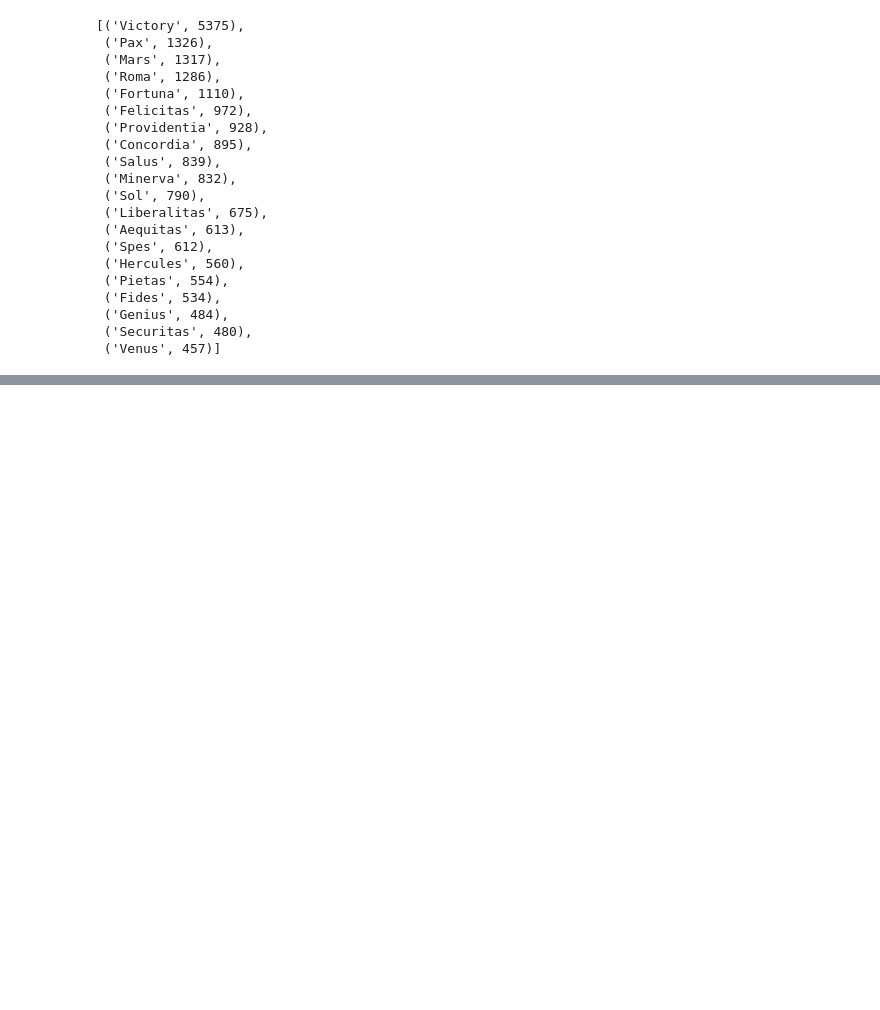
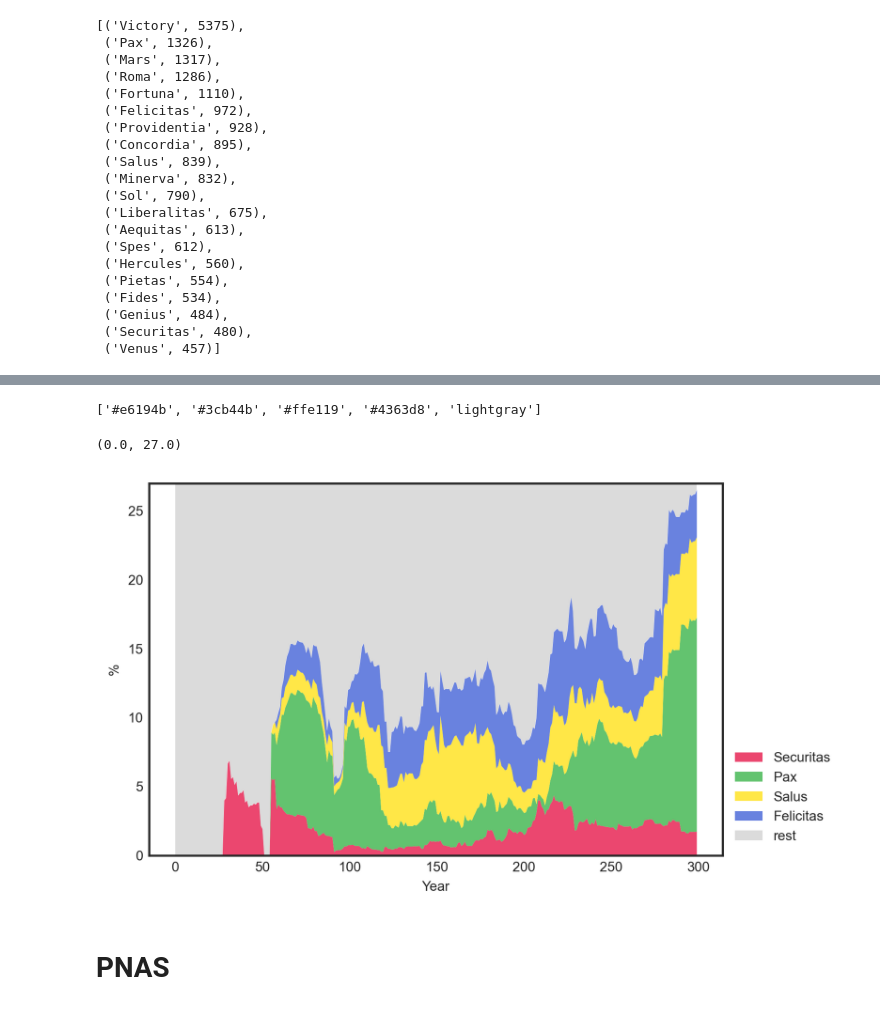
Before and after one commit to sdam-au/coins, a Jupyter notebook: scripts/4_deities_temporal_explorations.ipynb, the cells around one changed output, grey strips where cells are left out. Saved outputs shown, nothing was run; the diff lists cells and outputs as text; code cells hidden in the pictures; blank space fills up the shorter version.

```diff
--- a/scripts/4_deities_temporal_explorations.ipynb
+++ b/scripts/4_deities_temporal_explorations.ipynb
@@ -154,0 +188,5 @@ ax.plot(date_freqs_df.index, date_freqs_dict["Mars"], color="blue")
+# %%
+date_freqs_df = pd.DataFrame([dict([("date", el["date"])]  + el["freqs_pct"]) for el in data])
+date_freqs_df.set_index("date", inplace=True)
+date_freqs_df = date_freqs_df[["Securitas", "Pax", "Salus", "Felicitas", "rest"]]
+date_freqs_df
@@ -154,0 +208,3 @@ ax.plot(date_freqs_df.index, date_freqs_dict["Mars"], color="blue")
+# %%
+date_freqs_df.fillna(0, inplace=True)  #,inplace=True)
+date_freqs_dict = date_freqs_df.to_dict("list")  # ["column_dtypes]
@@ -154,0 +228,20 @@ ax.plot(date_freqs_df.index, date_freqs_dict["Mars"], color="blue")
+# %%
+colors = colors[:4] + ["lightgray"]
+colors
+# %% [output]
+['#e6194b', '#3cb44b', '#ffe119', '#4363d8', 'lightgray']
+# %%
+date_freqs_df.fillna(0, inplace=True)  #,inplace=True)
+date_freqs_dict = date_freqs_df.to_dict("list")  # ["column_dtypes]
+fig, ax = plt.subplots()
+ax.stackplot(date_freqs_df.index, date_freqs_dict.values(),
+             labels=date_freqs_dict.keys(), linewidth=0, colors=colors, alpha=0.8)
+ax.legend(loc='lower left', bbox_to_anchor=(1, 0))
+ax.set_xlabel('Year')
+ax.set_ylabel('%')
+ax.set_ylim(0,27)
+# %% [output]
+(0.0, 27.0)
+[figure, added]
+# %% [markdown]
+# PNAS
```
Also changed, not shown: parts of 14 cells of this notebook, 2 other files.
